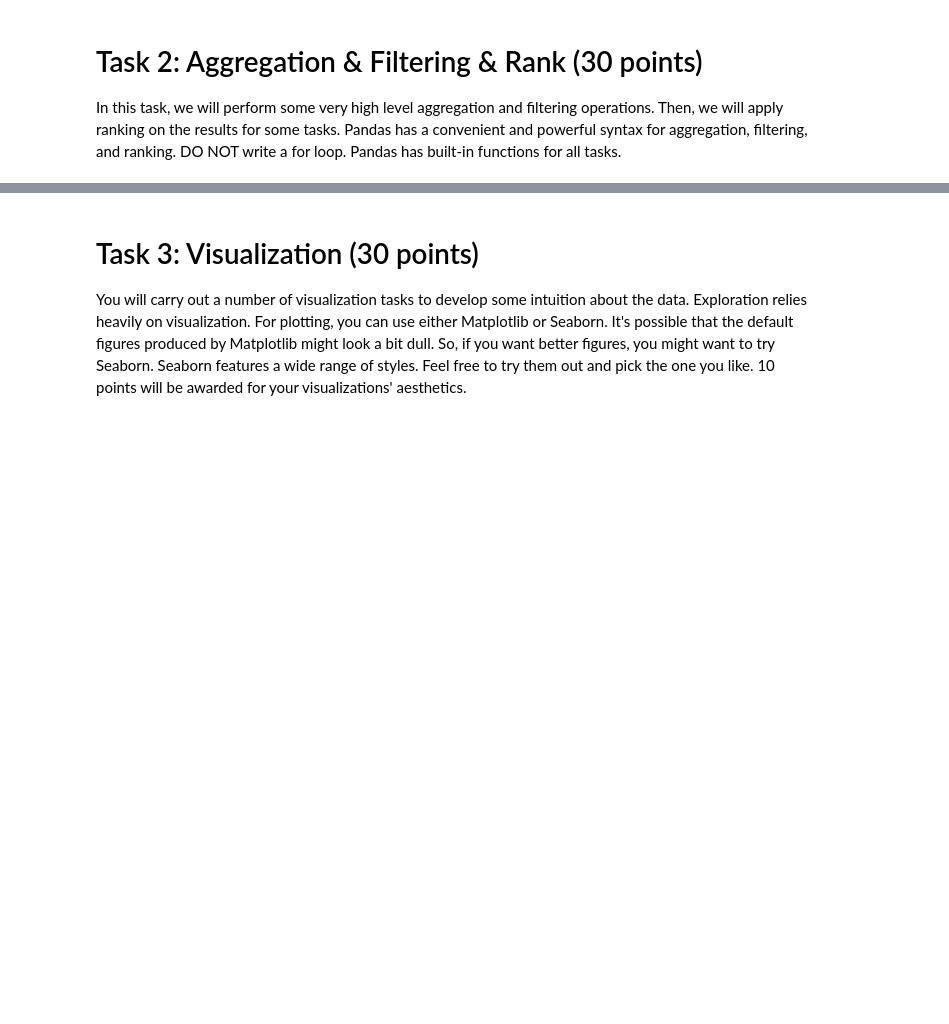
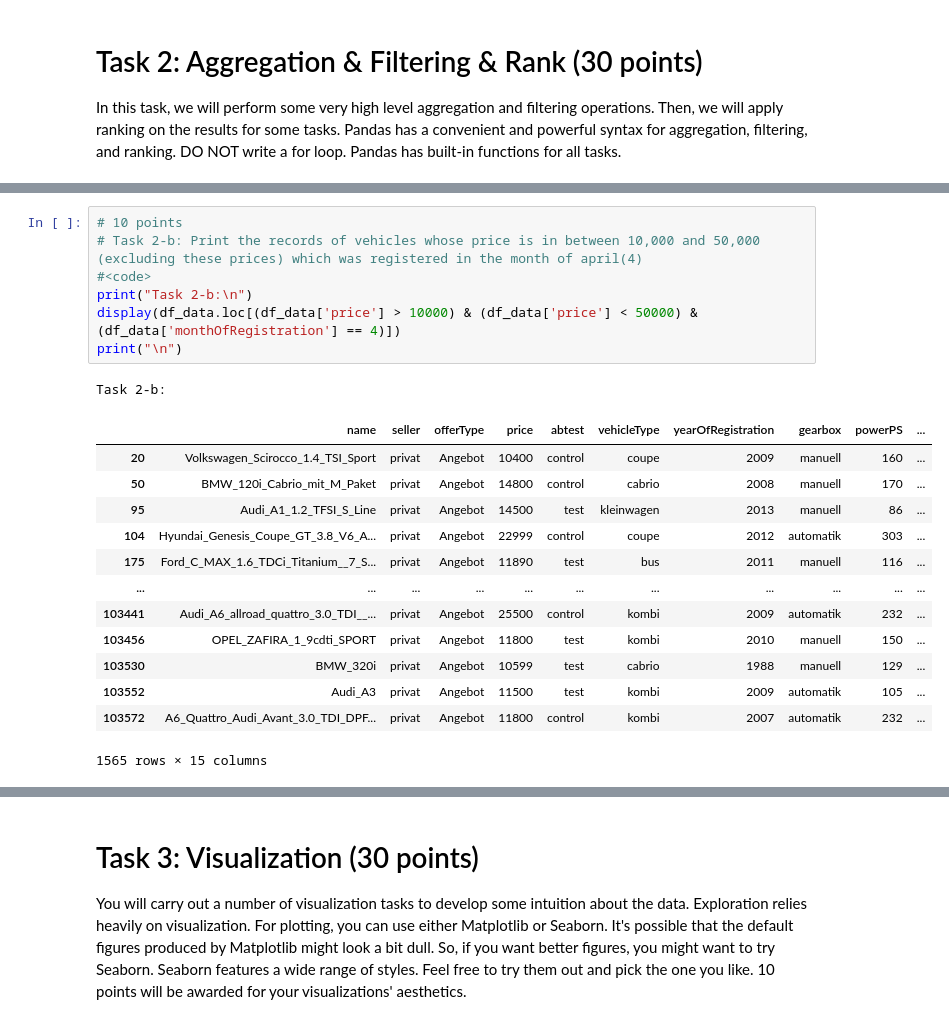
Before and after one commit to rachanamaria/DataMining_01, a Jupyter notebook: Assignment_1_python.ipynb, the cells around one changed output, grey strips where cells are left out. Drawn from its saved outputs; the diff is of its cells as text; blank space fills up the shorter version.

```diff
--- a/Assignment_1_python.ipynb
+++ b/Assignment_1_python.ipynb
@@ -199,0 +208,22 @@ print(df_data.loc[(df_data['price'] < 10000) & (df_data['offerType'].str.contain
+# %%
+# 10 points
+# Task 2-b: Print the records of vehicles whose price is in between 10,000 and 50,000 (excluding these prices) which was registered in the month of april(4)
+#<code>
+print("Task 2-b:\n")
+display(df_data.loc[(df_data['price'] > 10000) & (df_data['price'] < 50000) & (df_data['monthOfRegistration'] == 4)])
+print("\n")
+# %% [output]
+Task 2-b:
+|  | name | seller | offerType | price | abtest | vehicleType | yearOfRegistration | gearbox | powerPS | ... |
+| 20 | Volkswagen_Scirocco_1.4_TSI_Sport | privat | Angebot | 10400 | control | coupe | 2009 | manuell | 160 | ... |
+| 50 | BMW_120i_Cabrio_mit_M_Paket | privat | Angebot | 14800 | control | cabrio | 2008 | manuell | 170 | ... |
+| 95 | Audi_A1_1.2_TFSI_S_Line | privat | Angebot | 14500 | test | kleinwagen | 2013 | manuell | 86 | ... |
+| 104 | Hyundai_Genesis_Coupe_GT_3.8_V6_A... | privat | Angebot | 22999 | control | coupe | 2012 | automatik | 303 | ... |
+| 175 | Ford_C_MAX_1.6_TDCi_Titanium__7_S... | privat | Angebot | 11890 | test | bus | 2011 | manuell | 116 | ... |
+| ... | ... | ... | ... | ... | ... | ... | ... | ... | ... | ... |
+| 103441 | Audi_A6_allroad_quattro_3.0_TDI__... | privat | Angebot | 25500 | control | kombi | 2009 | automatik | 232 | ... |
+| 103456 | OPEL_ZAFIRA_1_9cdti_SPORT | privat | Angebot | 11800 | test | kombi | 2010 | manuell | 150 | ... |
+| 103530 | BMW_320i | privat | Angebot | 10599 | test | cabrio | 1988 | manuell | 129 | ... |
+| 103552 | Audi_A3 | privat | Angebot | 11500 | test | kombi | 2009 | automatik | 105 | ... |
+| 103572 | A6_Quattro_Audi_Avant_3.0_TDI_DPF... | privat | Angebot | 11800 | control | kombi | 2007 | automatik | 232 | ... |
+1565 rows × 15 columns
```
Also changed, not shown: parts of 9 cells of this notebook, 1 other file.
